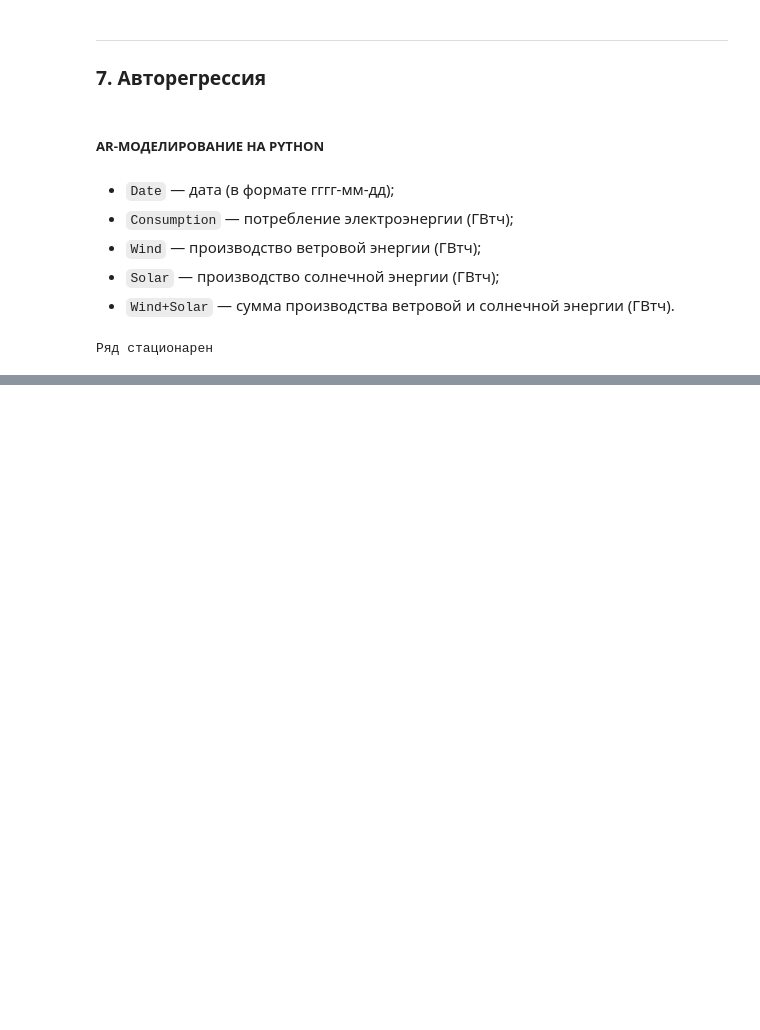
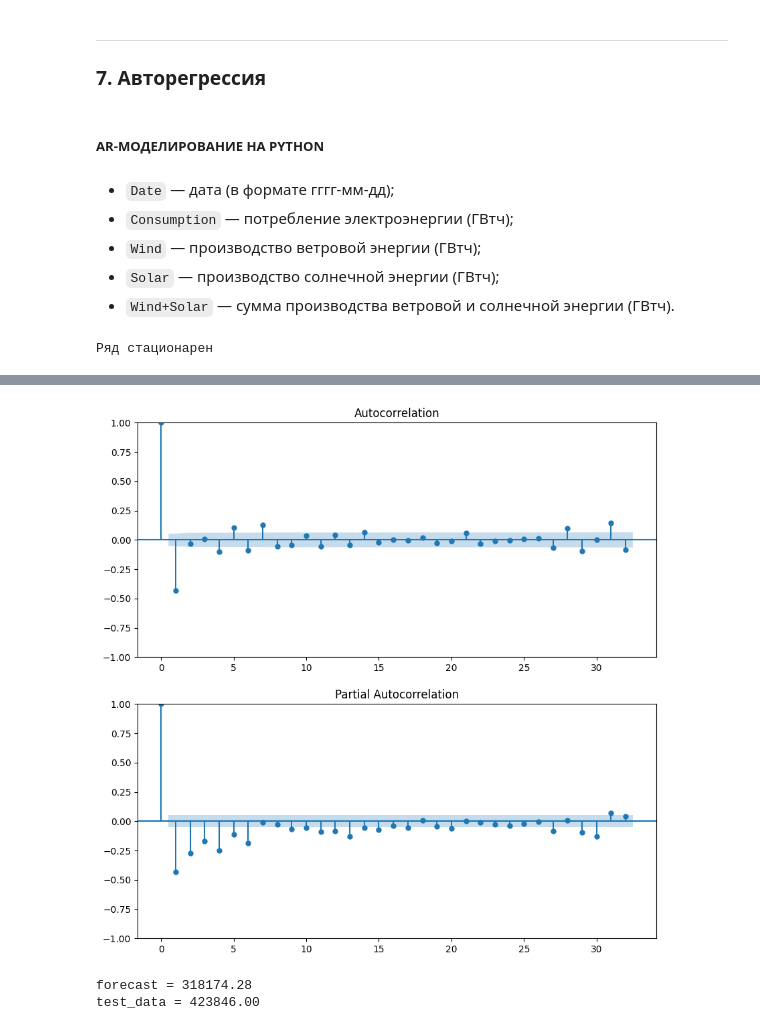
Before and after one commit to Blooodniy/SF_DS, a Jupyter notebook: MATH&ML/MATH&ML-12. Временные ряды. Часть I/MATH&ML-12.ipynb, the cells around one changed output, grey strips where cells are left out. Saved outputs shown, nothing was run; the diff lists cells and outputs as text; code cells hidden in the pictures; blank space fills up the shorter version.

```diff
--- a/MATH&ML/MATH&ML-12. Временные ряды. Часть I/MATH&ML-12.ipynb
+++ b/MATH&ML/MATH&ML-12. Временные ряды. Часть I/MATH&ML-12.ipynb
@@ -202,0 +240,22 @@ pred = ar_model.predict(start=len(train_data), end=(len(df)-1), dynamic=False)
+# %%
+# 4. Проверьте ряд на стационарность, определите порядок интегрирования
+from statsmodels.tsa.stattools import adfuller
+
+def get_stationarity(data, i=0):
+    data = data.dropna()
+
+    adf = adfuller(data.values)
+    print(f'\nADF Statistics: {adf[0]}')
+    print(f'p-value: {adf[1]}')
+    print(f'Critical Values:')
+    for key, value in adf[4].items():
+        print(f'\t{key}: {value:.3f}')
+
+    if adf[0] >= adf[4]['5%']:
+        data = data.diff()
+        return get_stationarity(data, i+1)
+    else:
+        print(f'\nРяд стационарен на уровне порядка интегрирования {i}')
+    return data, i
+
+stat_data, diff_order = get_stationarity(data)
@@ -202,0 +278,18 @@ pred = ar_model.predict(start=len(train_data), end=(len(df)-1), dynamic=False)
+# %%
+# 5. Определите порядок модели AR по графику частичной автокорреляции
+from statsmodels.graphics.tsaplots import plot_acf, plot_pacf
+fig, ax = plt.subplots(nrows=2, ncols=1, figsize=(10, 10))
+plot_acf(stat_data, ax[0])
+plot_pacf(stat_data, ax[1])
+plt.show()
+# %% [output]
+[figure, added]
+# %%
+# 6. Постройте модель AR и предскажите последнее значение ряда
+from statsmodels.tsa.ar_model import AutoReg
+arm = AutoReg(train_data, lags=6).fit()
+pred = arm.predict(start=len(train_data), end=(len(data)-1), dynamic=False)
+print(f'forecast = {pred.iloc[0]:.2f}\ntest_data = {test_data.iloc[0]:.2f}')
+# %% [output]
+forecast = 318174.28
+test_data = 423846.00
```
Also changed, not shown: parts of 8 cells of this notebook, 1 other file.
